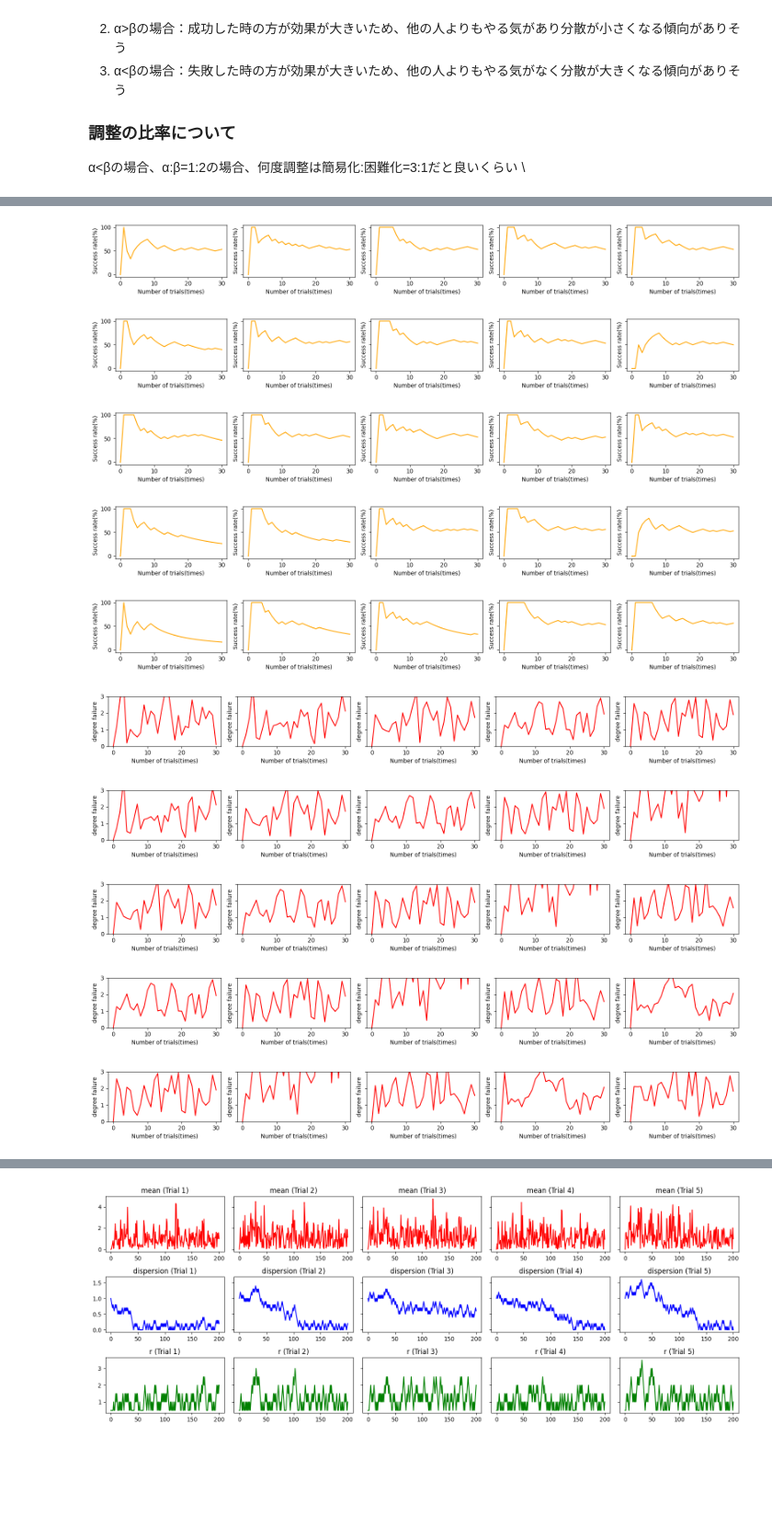
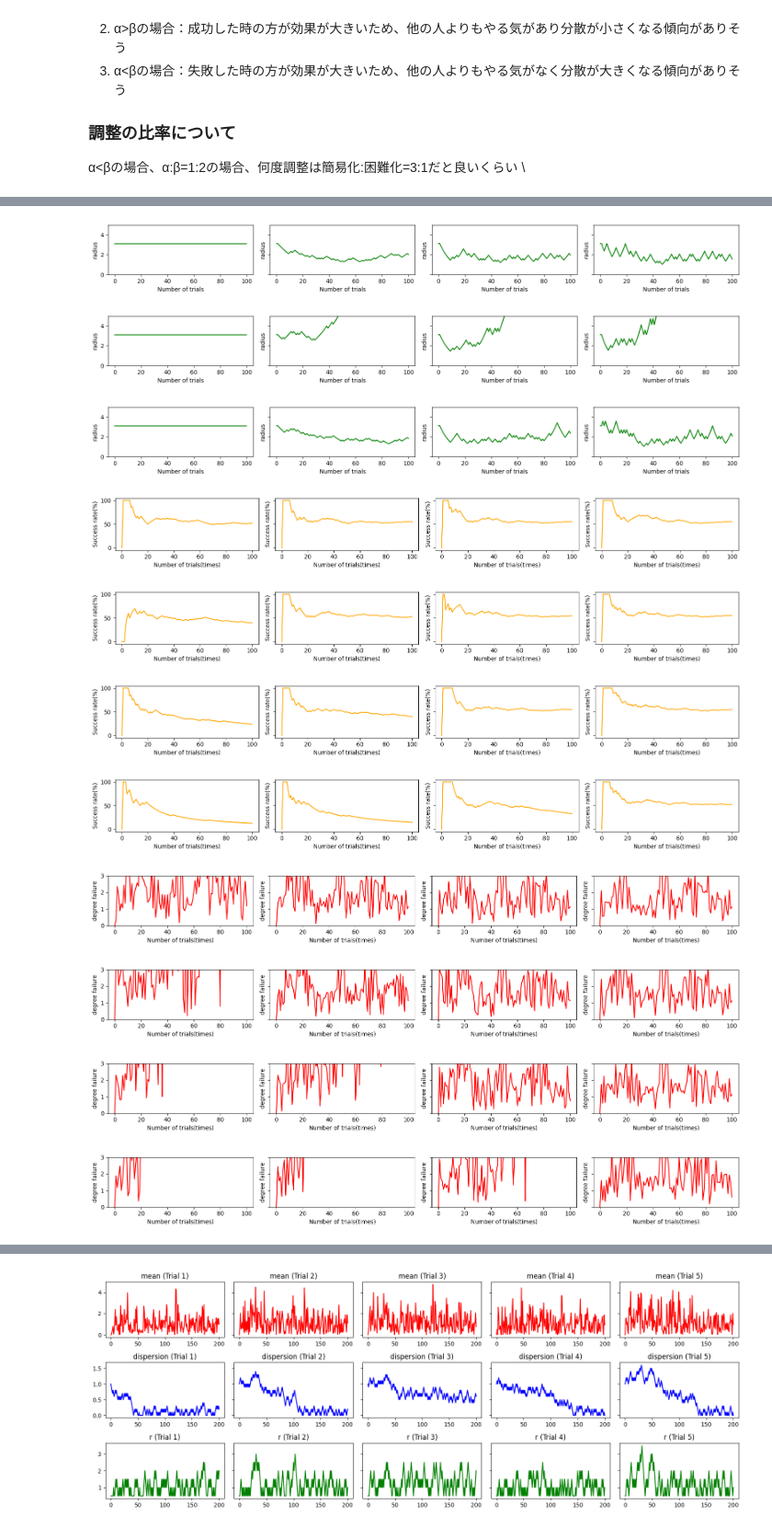
Before and after one commit to kotatakehara/Self-efficacy, a Jupyter notebook: Two_dimensions_Kendama_change_Class_version.ipynb, the cells around one changed output, grey strips where cells are left out. Shown at 92% size. Saved outputs shown, nothing was run; the diff lists cells and outputs as text; code cells hidden in the pictures; blank space fills up the shorter version.

```diff
--- a/Two_dimensions_Kendama_change_Class_version.ipynb
+++ b/Two_dimensions_Kendama_change_Class_version.ipynb
@@ -392,0 +362,3 @@ kendama_change.show_ajustment_from_max(3.1, trial_times, rt, rt, alpha, beta, a,
+# %%
+for i in range(0,12,4):
+  kendama_change.show_ajustment_from_max_graph_abs(i)
@@ -392,0 +369,3 @@ kendama_change.show_ajustment_from_max(3.1, trial_times, rt, rt, alpha, beta, a,
+# %%
+for i in range(0,12,4):
+  kendama_change.show_ajustment_from_max_graph_dispersion(i)
@@ -393,23 +376,31 @@ kendama_change.show_ajustment_from_max(3.1, trial_times, rt, rt, alpha, beta, a,
+# %%
+for i in range(0,12,4):
+  kendama_change.show_ajustment_from_max_graph_R(i)
+# %% [output]
+[figure, added]
+[figure, added]
+[figure, added]
 # %%
-for i in range(1,6):
+get_times = 100
+kendama_change = kendama(get_times)
+ganma = 1.1
+for i in range(0,4):
   beta = 1+i*0.1
-  for j in range(1,6):
+  for j in range(0,4):
     alpha = 1+j*0.1
-    kendama_change.make_ajustment_from_max_graph(3.1, trial_times, rt, rt, alpha, beta, a, success_rate, fail_rate)
+    kendama_change.make_ajustment_from_max_graph(3.1, trial_times, ganma, alpha, beta, a, success_rate, fail_rate)
   kendama_change.show_ajustment_from_max_graph_srate()
 # %% [output]
-[figure, old version]
+[figure, new version]
-[figure, old version]
+[figure, new version]
-[figure, old version]
+[figure, new version]
-[figure, old version]
+[figure, new version]
-[figure, removed]
 # %%
-for i in range(0,5):
+for i in range(0,16,4):
   kendama_change.show_ajustment_from_max_graph_abs(i)
 # %% [output]
-[figure, old version]
+[figure, new version]
-[figure, old version]
+[figure, new version]
-[figure, old version]
+[figure, new version]
-[figure, old version]
+[figure, new version]
-[figure, removed]
 # %%
```
Also changed, not shown: parts of 24 cells of this notebook.
